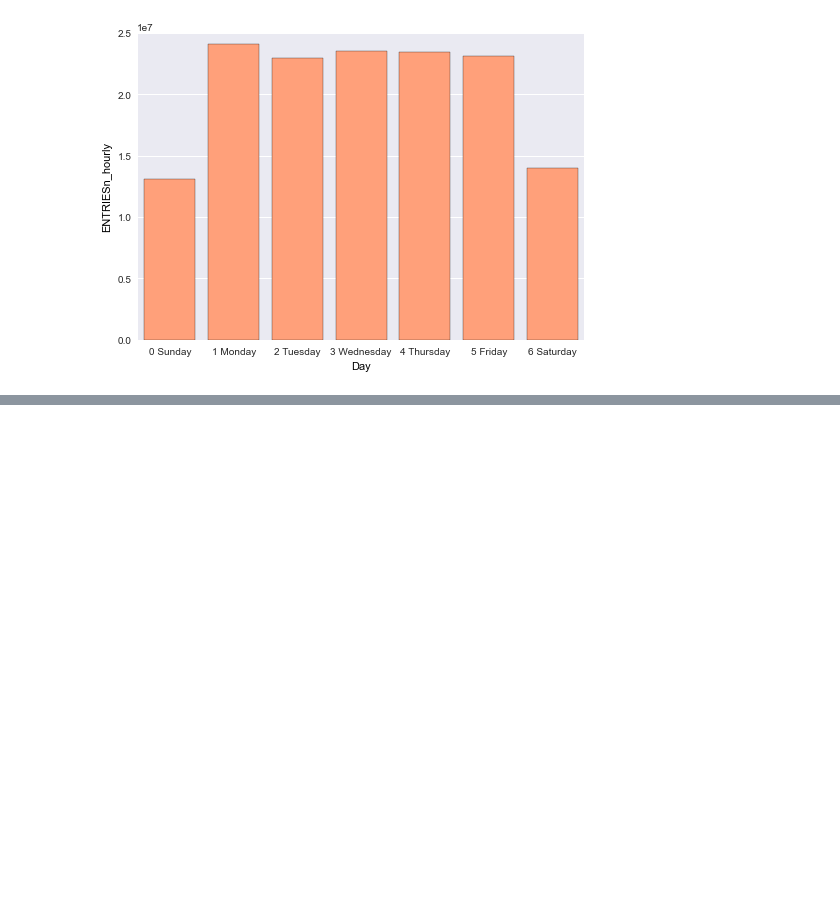
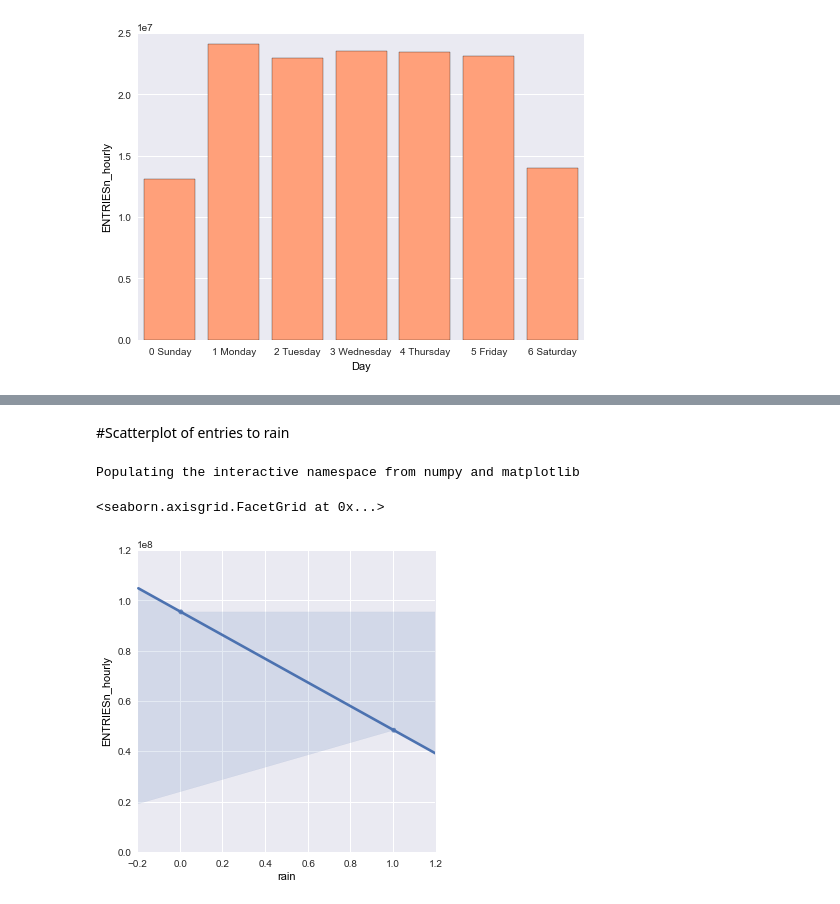
Before and after one commit to upjohnc/UdacityProject, a Jupyter notebook: Graph Analysis.ipynb, the cells around one changed output, grey strips where cells are left out. Saved outputs shown, nothing was run; the diff lists cells and outputs as text; code cells hidden in the pictures; blank space fills up the shorter version.

Commit message:
Completed graphs

```diff
--- a/Graph Analysis.ipynb
+++ b/Graph Analysis.ipynb
@@ -47,0 +50,18 @@ sns.barplot(x = 'Hour', y = 'ENTRIESn_hourly', data = entriesByHour, color="Lime
+# %% [markdown]
+#Scatterplot of entries to rain
+# %%
+%pylab inline
+import numpy as np
+import pandas as pd
+import seaborn as sns
+
+df = pd.read_csv('nycSubway.csv')
+
+entriesByRain = df[['rain', 'ENTRIESn_hourly']] \
+    .groupby('rain', as_index=False).sum()
+
+sns.lmplot('rain', 'ENTRIESn_hourly', data = entriesByRain)
+# %% [output]
+Populating the interactive namespace from numpy and matplotlib
+<seaborn.axisgrid.FacetGrid at 0x...>
+[figure, added]
```
Also changed, not shown: parts of 31 cells of this notebook.
